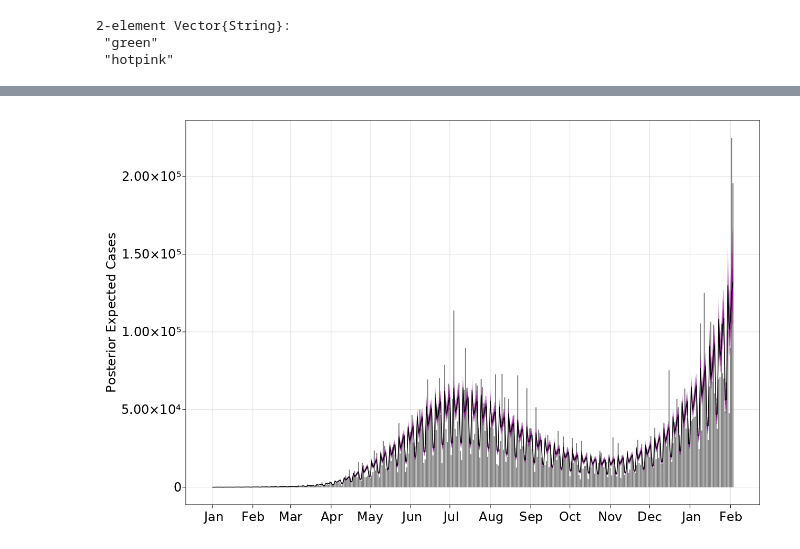
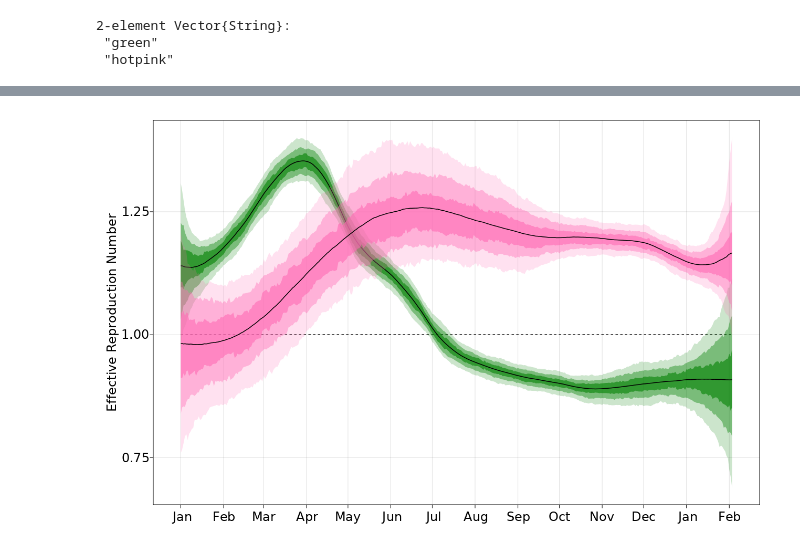
Before and after one commit to blab/rt-from-frequency-dynamics, a Jupyter notebook: notebooks/Generating_Synthetic Data.ipynb, the cells around one changed output, grey strips where cells are left out. Drawn from its saved outputs; the diff is of its cells as text; code cells hidden in the pictures.

```diff
--- a/notebooks/Generating_Synthetic Data.ipynb
+++ b/notebooks/Generating_Synthetic Data.ipynb
@@ -345,4 +207,4 @@ plot_post_pred_seq_counts("synthetic", syn_dict)
-# %%
-plot_EC("synthetic", syn_dict)
-# %% [output]
-[figure, removed]
+# %%
+plot_R_HDI("synthetic", syn_dict)
+# %% [output]
+[figure, added]
```
Also changed, not shown: parts of 23 cells of this notebook, 2 other files.
